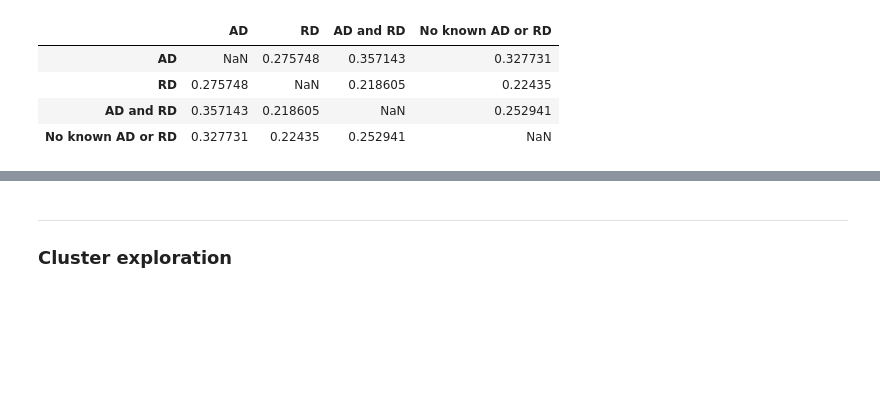
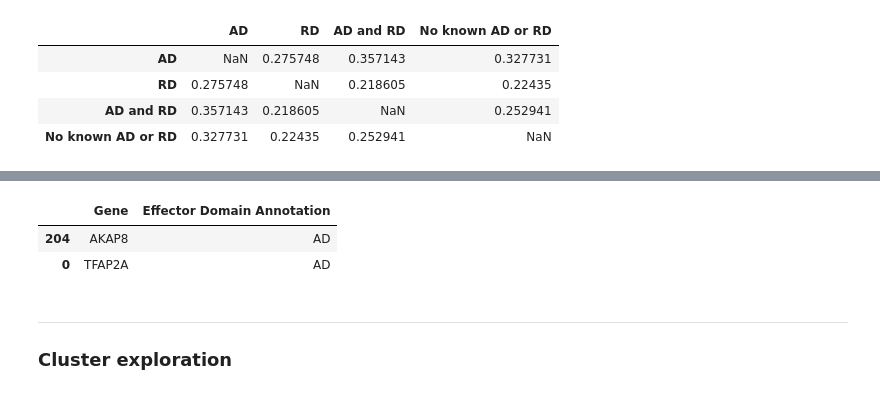
Before and after one commit to kinseylong/StallerRotation, a Jupyter notebook: cofactors_humanproteinatlas/mediator_exploration.ipynb, the cells around one changed output, grey strips where cells are left out. Saved outputs shown, nothing was run; the diff lists cells and outputs as text; code cells hidden in the pictures; blank space fills up the shorter version.

```diff
--- a/cofactors_humanproteinatlas/mediator_exploration.ipynb
+++ b/cofactors_humanproteinatlas/mediator_exploration.ipynb
@@ -692,3 +701,11 @@ ks_matrix_closest_TFs
+# %%
+MED12_similar_df = pd.DataFrame(MED12_similar_TF)
+MED12_similar_df["Effector Domain Annotation"] = MED12_similar_df["Gene"].apply(lambda x: classify(genetoensembl_tf(x), set(rds["Bgee"]) & set(ads["Bgee"]), set(ads["Bgee"]), set(rds["Bgee"])))
+MED12_similar_df[MED12_similar_df["Effector Domain Annotation"] == "AD"]
+# %% [output]
+|  | Gene | Effector Domain Annotation |
+| 204 | AKAP8 | AD |
+| 0 | TFAP2A | AD |
 # %% [markdown]
 ---
 ### Cluster exploration
```
Also changed, not shown: parts of 4 cells of this notebook, 6 other files.
